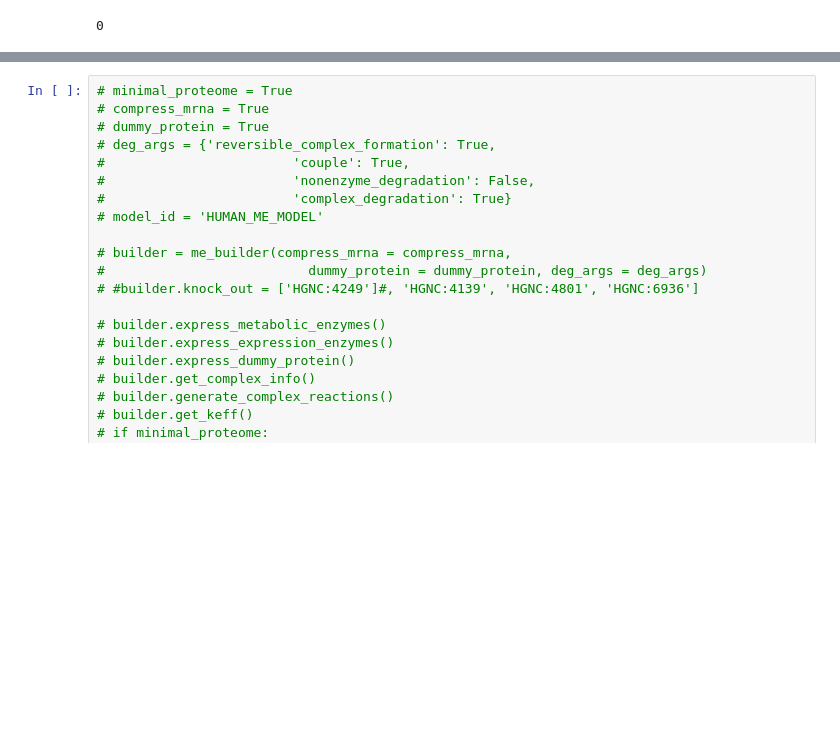
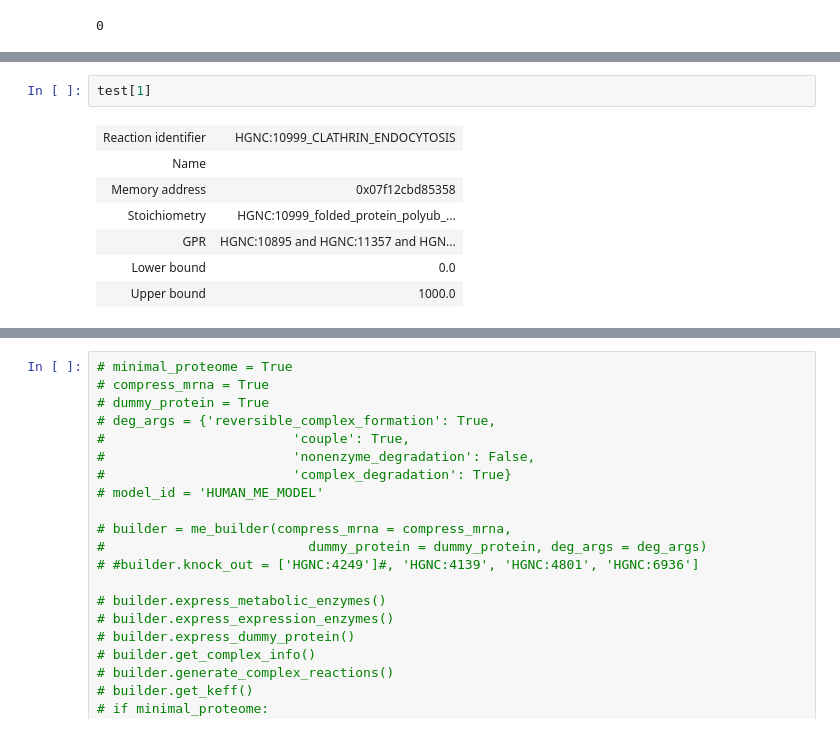
Before and after one commit to hmbaghdassarian/human_me, a Jupyter notebook: notebooks/expression/build_me_model.ipynb, the cells around one changed output, grey strips where cells are left out. Drawn from its saved outputs; the diff is of its cells as text; blank space fills up the shorter version.

```diff
--- a/notebooks/expression/build_me_model.ipynb
+++ b/notebooks/expression/build_me_model.ipynb
@@ -1274,0 +1576,10 @@ Add machinery to expression module reactions
+# %%
+test[1]
+# %% [output]
+| Reaction identifier | HGNC:10999_CLATHRIN_ENDOCYTOSIS |
+| Name |  |
+| Memory address | 0x07f12cbd85358 |
+| Stoichiometry | HGNC:10999_folded_protein_polyub_... |
+| GPR | HGNC:10895 and HGNC:11357 and HGN... |
+| Lower bound | 0.0 |
+| Upper bound | 1000.0 |
```
Also changed, not shown: parts of 32 cells of this notebook, 1 other file.
